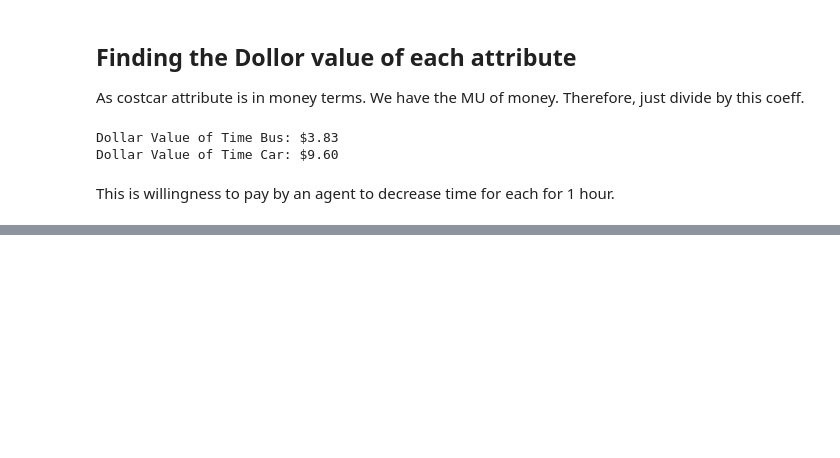
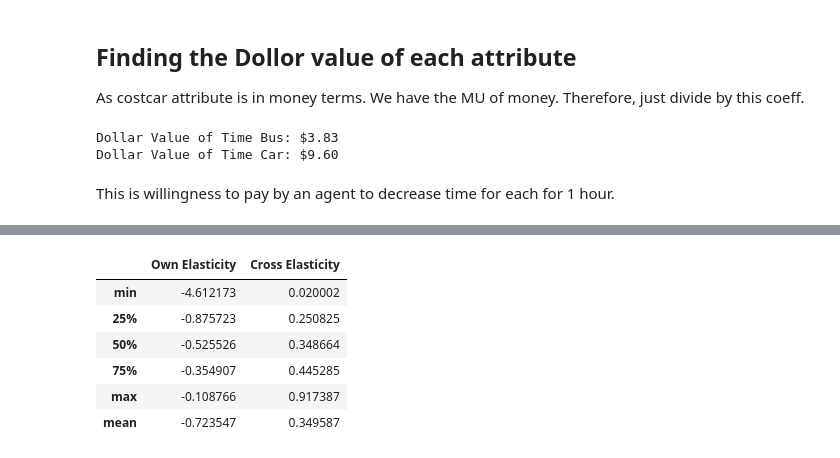
Before and after one commit to M-Naderitabar/StructuralEconometrics, a Jupyter notebook: Structural Econometrics Projects/Topics in Advanced Econometrics/2- Logit/LogitModel.ipynb, the cells around one changed output, grey strips where cells are left out. Cells and saved outputs as stored; diff of their text form; code cells hidden in the pictures; blank space fills up the shorter version.

```diff
--- a/Structural Econometrics Projects/Topics in Advanced Econometrics/2- Logit/LogitModel.ipynb
+++ b/Structural Econometrics Projects/Topics in Advanced Econometrics/2- Logit/LogitModel.ipynb
@@ -153,0 +359,3 @@ time.bus          0.1359      0.029      4.719      0.000       0.079       0.19
+# %%
+df_long = fit(df_long, optimized_params)
+df_long['predict'] = (df_long['prob'] == df_long.groupby('id')['prob'].transform('max')).astype(int)
@@ -153,0 +378,25 @@ time.bus          0.1359      0.029      4.719      0.000       0.079       0.19
+# %%
+df_long = df_long.merge(df[['id', 'cost.car']], on='id', how='left')
+# %%
+car_prob = df_long[df_long['mode'] == 'car'][['id', 'prob']].rename(columns={'prob': 'prob_car'})
+
+# Merge this DataFrame back with the original DataFrame on 'id'
+df_long = df_long.merge(car_prob, on='id', how='left')
+# %%
+df_long['Elas_drive'] = np.where(df_long['mode'] == 'car',
+cost_coefficient * df_long['cost.car'] * (1 - df_long['prob_car']),
+-cost_coefficient * df_long['cost.car'] * df_long['prob_car'])
+# %%
+own_elasticity_summary = df_long[df_long['mode'] == 'car']['Elas_drive'].describe().loc[['min', '25%', '50%', '75%', 'max', 'mean']]
+cross_elasticity_summary = df_long[df_long['mode'] != 'car']['Elas_drive'].describe().loc[['min', '25%', '50%', '75%', 'max', 'mean']]
+
+elasticity_summary = pd.DataFrame({'Own Elasticity': own_elasticity_summary, 'Cross Elasticity': cross_elasticity_summary})
+elasticity_summary
+# %% [output]
+|  | Own Elasticity | Cross Elasticity |
+| min | -4.612173 | 0.020002 |
+| 25% | -0.875723 | 0.250825 |
+| 50% | -0.525526 | 0.348664 |
+| 75% | -0.354907 | 0.445285 |
+| max | -0.108766 | 0.917387 |
+| mean | -0.723547 | 0.349587 |
```
Also changed, not shown: parts of 28 cells of this notebook, 4 other files.
